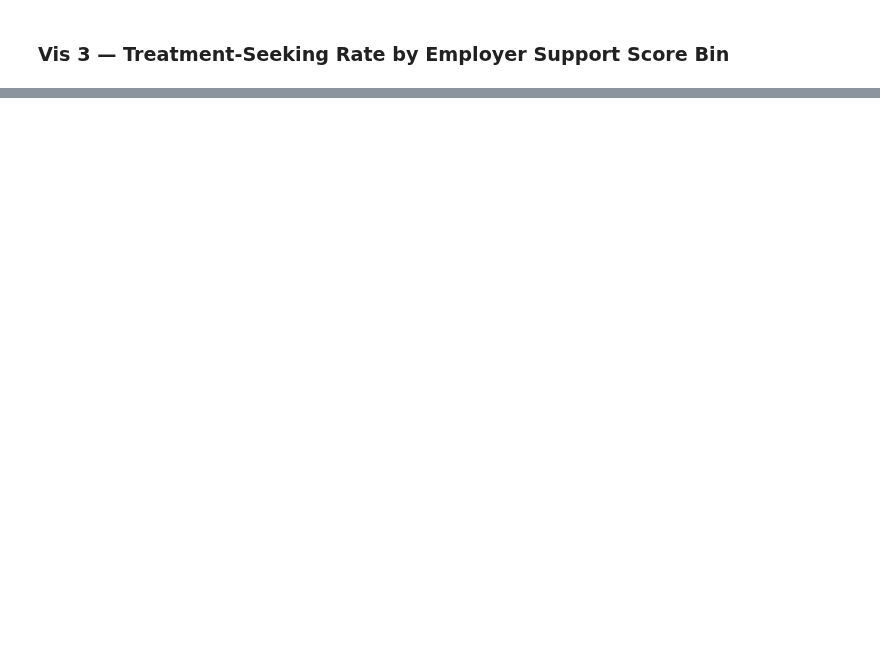
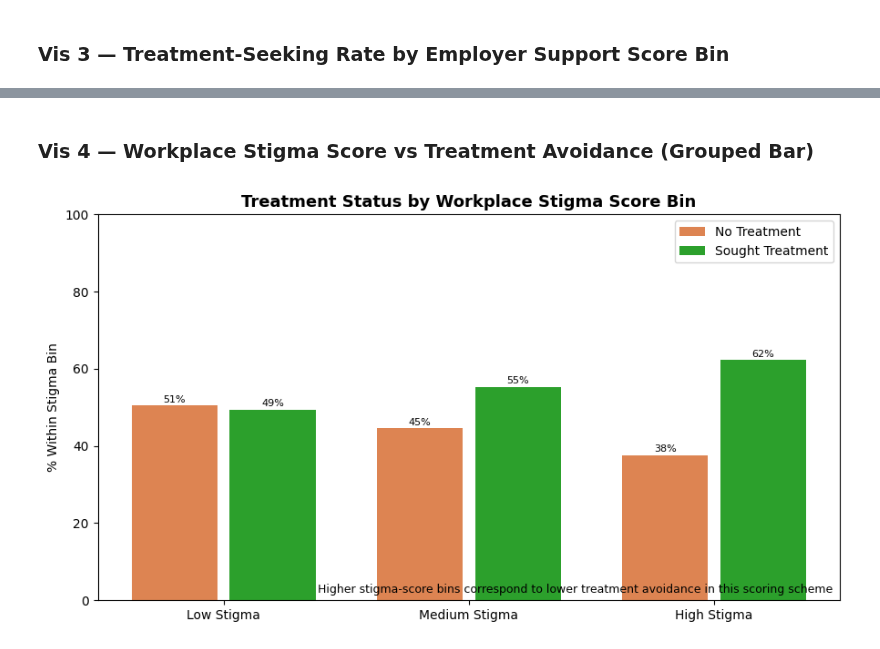
Before and after one commit to seanlumasag/cs210-project, a Jupyter notebook: notebook.ipynb, the cells around one changed output, grey strips where cells are left out. Drawn from its saved outputs; the diff is of its cells as text; code cells hidden in the pictures; blank space fills up the shorter version.

```diff
--- a/notebook.ipynb
+++ b/notebook.ipynb
@@ -943,0 +936,36 @@ plt.show()
+# %% [markdown]
+### Vis 4 — Workplace Stigma Score vs Treatment Avoidance (Grouped Bar)
+# %%
+fig, ax = plt.subplots(figsize=(9, 5))
+stigma_labels = ['Low Stigma', 'Medium Stigma', 'High Stigma']
+df_plot4 = df.dropna(subset=['stigma_score', 'treatment']).copy()
+df_plot4['stigma_group'] = pd.cut(df_plot4['stigma_score'], bins=[0, 0.33, 0.66, 1.01], labels=stigma_labels, include_lowest=True)
+grouped = (
+    df_plot4.groupby(['stigma_group', 'treatment'], observed=False)
+    .size()
+    .unstack(fill_value=0)
+    .reindex(stigma_labels)
+    .fillna(0)
+)
+grouped = grouped.reindex(columns=[0, 1], fill_value=0)
+grouped.columns = ['No Treatment', 'Sought Treatment']
+grouped_pct = grouped.div(grouped.sum(axis=1), axis=0).fillna(0) * 100
+x = np.arange(len(grouped_pct))
+bars_no = ax.bar(x - 0.2, grouped_pct['No Treatment'], 0.35, label='No Treatment', color=ORANGE)
+bars_yes = ax.bar(x + 0.2, grouped_pct['Sought Treatment'], 0.35, label='Sought Treatment', color=GREEN)
+ax.set_xticks(x)
+ax.set_xticklabels(grouped_pct.index)
+ax.set_title('Treatment Status by Workplace Stigma Score Bin', fontsize=13, fontweight='bold')
+ax.set_ylabel('% Within Stigma Bin')
+ax.set_ylim(0, 100)
+ax.legend()
+for bars in [bars_no, bars_yes]:
+    for bar in bars:
+        if bar.get_height() > 3:
+            ax.text(bar.get_x() + bar.get_width() / 2, bar.get_height() + 0.8, f'{bar.get_height():.0f}%', ha='center', fontsize=8)
+ax.text(0.99, 0.02, 'Higher stigma-score bins correspond to lower treatment avoidance in this scoring scheme', transform=ax.transAxes, ha='right', fontsize=9)
+plt.tight_layout()
+plt.savefig('output_figures/vis4_stigma_vs_treatment.png', dpi=150, bbox_inches='tight')
+plt.show()
+# %% [output]
+[figure, added]
```
Also changed, not shown: parts of 16 cells of this notebook.
